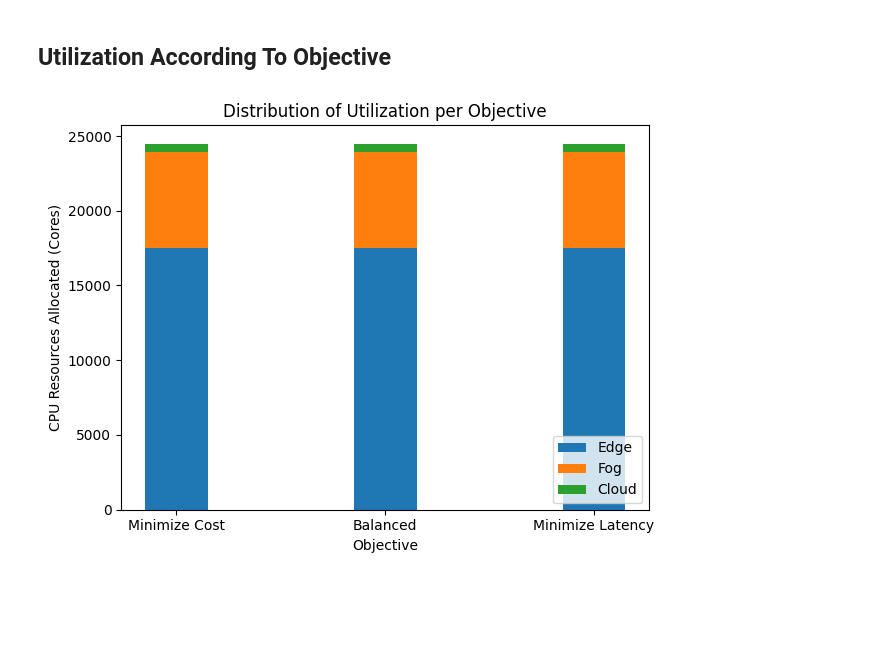
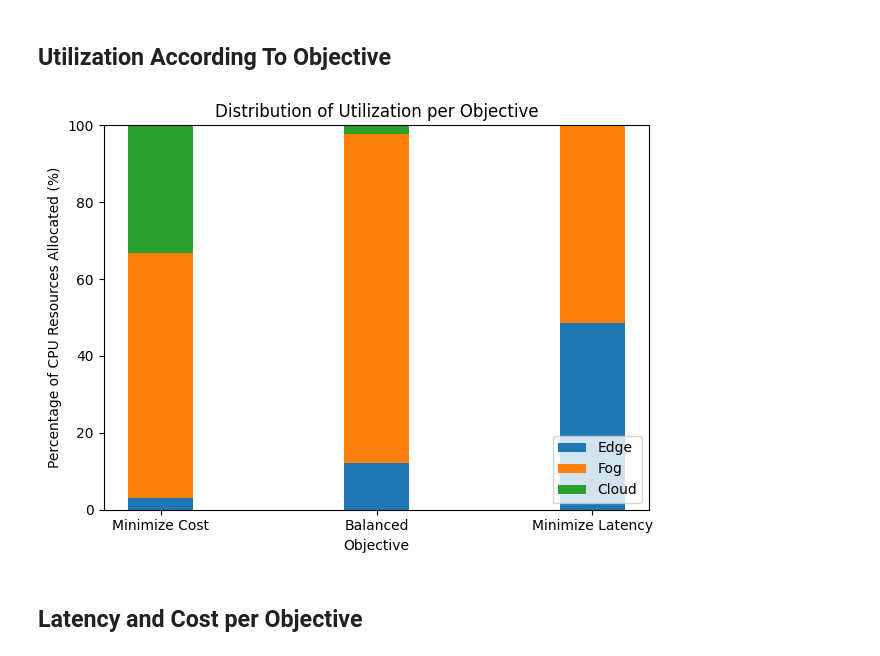
Before and after one commit to kokkinakis115/Stochastic_Placement, a Jupyter notebook: plots.ipynb, the cells around one changed output. Saved outputs shown, nothing was run; the diff lists cells and outputs as text; code cells hidden in the pictures; blank space fills up the shorter version.

```diff
--- a/plots.ipynb
+++ b/plots.ipynb
@@ -182,32 +234,42 @@ plt.show()
 ## Utilization According To Objective
 # %%
 # Create objectives Dataframe
-df_latency = pd.read_csv('parameters/usage_l')
-df_cost =
-df_balanced =
+df_latency = pd.read_csv('parameters/usage_latency.csv')
+df_cost = pd.read_csv('parameters/usage_cost.csv')
+df_balanced = pd.read_csv('parameters/usage_balanced.csv')
 # %%
 # Distribution of Utilization According to Objective
 
 fig, ax1 = plt.subplots()
 
+total_usage_cost = df_cost['Edge'].sum()+df_cost['Fog'].sum()+df_cost['Cloud'].sum()
+total_usage_balanced = df_balanced['Edge'].sum()+df_balanced['Fog'].sum()+df_balanced['Cloud'].sum()
+total_usage_latency = df_latency['Edge'].sum()+df_latency['Fog'].sum()+df_latency['Cloud'].sum()
+
+edge = np.array([df_cost['Edge'].sum()/total_usage_cost, df_balanced['Edge'].sum()/total_usage_balanced, df_latency['Edge'].sum()/total_usage_latency])*100
+fog = np.array([df_cost['Fog'].sum()/total_usage_cost, df_balanced['Fog'].sum()/total_usage_balanced, df_latency['Fog'].sum()/total_usage_latency])*100
+cloud = np.array([df_cost['Cloud'].sum()/total_usage_cost, df_balanced['Cloud'].sum()/total_usage_balanced, df_latency['Cloud'].sum()/total_usage_latency])*100
+
 objectives = ['Minimize Cost', 'Balanced', 'Minimize Latency']
 x_pos = np.arange(len(objectives))
-ax1.bar(objectives , total_edge_utilization, width=0.3, align='center', label='Edge')
-ax1.bar(objectives , total_fog_utilization, width=0.3, align='center', label='Fog', bottom=total_edge_utilization)
-ax1.bar(objectives , total_cloud_utilization, width=0.3, align='center', label='Cloud', bottom=total_edge_utilization+total_fog_utilization)
+ax1.bar(objectives , edge, width=0.3, align='center', label='Edge')
+ax1.bar(objectives , fog, width=0.3, align='center', label='Fog', bottom=edge)
+ax1.bar(objectives , cloud, width=0.3, align='center', label='Cloud', bottom=[edge[i]+fog[i] for i in range(len(edge))])
 
 # Set labels and title
 ax1.set_xlabel('Objective')
-ax1.set_ylabel('CPU Resources Allocated (Cores)')
+ax1.set_ylabel('Percentage of CPU Resources Allocated (%)')
 # ax2.set_ylabel('Real Requirements')
 plt.title('Distribution of Utilization per Objective')
 
 # Display legend
 ax1.legend(loc='lower right')
 
 # Show the plot
 plt.tight_layout()
-# plt.savefig("objectives.png")
+plt.savefig("plots/objectives.png", dpi=1000)
 plt.show()
 # %% [output]
-[figure, old version]
+[figure, new version]
+# %% [markdown]
+## Latency and Cost per Objective
```
Also changed, not shown: parts of 13 cells of this notebook, 27 other files.
